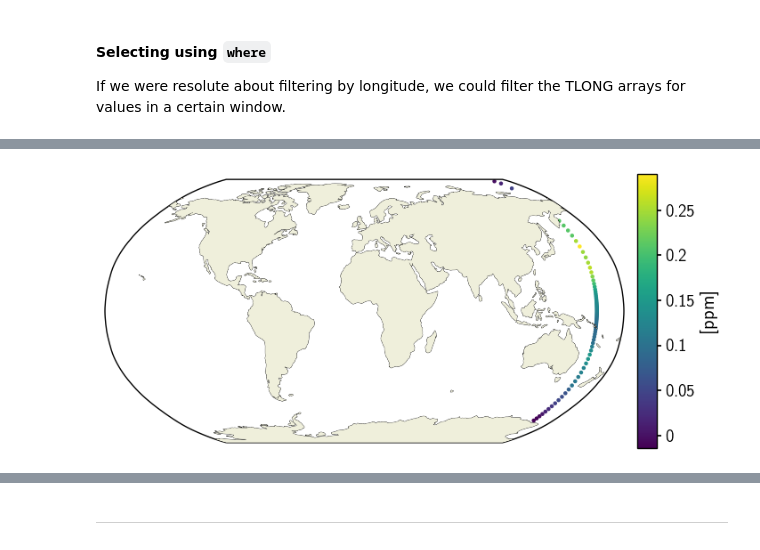
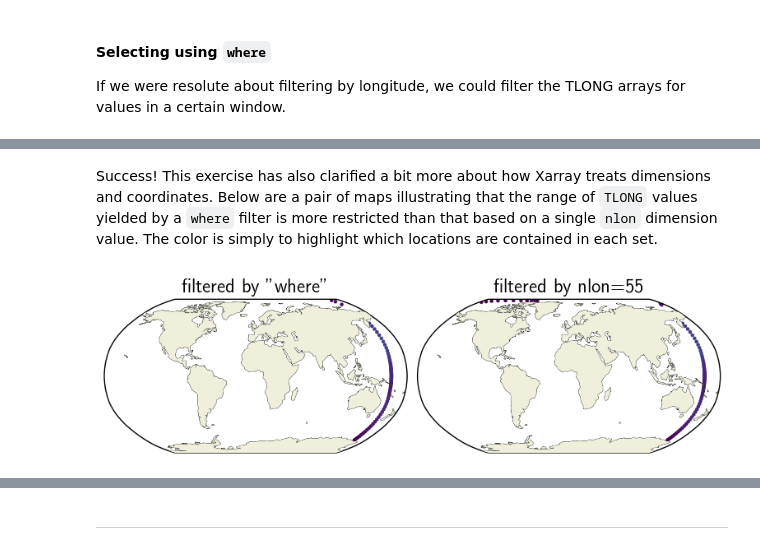
Before and after one commit to jordanplanders/citrace_paleobook, a Jupyter notebook: notebooks/lifehacks/working_with_data_on_a_model_grid.ipynb, the cells around one changed output, grey strips where cells are left out. Drawn from its saved outputs; the diff is of its cells as text; code cells hidden in the pictures.

Commit message:
updated filtering section

```diff
--- a/notebooks/lifehacks/working_with_data_on_a_model_grid.ipynb
+++ b/notebooks/lifehacks/working_with_data_on_a_model_grid.ipynb
@@ -217,8 +217,8 @@ def make_scalar_mappable(lims, cmap, n=None):
 n_levels= 60
 ax2_levels = np.around(np.linspace(min_lim, max_lim, n_levels), decimals=6)#0.0026, .003, 15), decimals=6)
 # make scalar mappable
-ax2_sm = make_scalar_mappable([min_lim, max_lim],'BuGn' , n_levels)#[0.0026, .003]
-cf2_kwargs = {'cmap':ax2_sm.cmap,'levels':ax2_levels, 'norm' : ax2_sm.norm}#mpl.colors.TwoSlopeNorm(vmin=min_val, vcenter=0.0026, vmax=max_val), 'levels':ax2_levels}#SymLogNorm(.00152, linscale=.003)}#, vmin=None, vmax=None, clip=False)ax2_sm.norm}
+ax2_sm_po4 = make_scalar_mappable([min_lim, max_lim],'BuGn' , n_levels)#[0.0026, .003]
+cf2_kwargs_po4 = {'cmap':ax2_sm_po4.cmap,'levels':ax2_levels, 'norm' : ax2_sm_po4.norm}#mpl.colors.TwoSlopeNorm(vmin=min_val, vcenter=0.0026, vmax=max_val), 'levels':ax2_levels}#SymLogNorm(.00152, linscale=.003)}#, vmin=None, vmax=None, clip=False)ax2_sm.norm}
 # %%
 fig = plt.figure(figsize=(8, 4))
 
@@ -384,8 +411,8 @@ max_lim = bin_edges[3]#c_snapshot_data.max()
 min_lim = bin_edges[0]#c_snapshot_data.min()
 # %%
 n_levels= 60
-ax2_levels = np.around(np.linspace(min_lim, max_lim, n_levels), decimals=4)#0.0026, .003, 15), decimals=6)
+ax2_levels = np.around(np.linspace(min_lim, max_lim, n_levels), decimals=4)
 # make scalar mappable
-ax2_sm = make_scalar_mappable([min_lim, max_lim],'BuGn' , n_levels)#[0.0026, .003]
-cf2_kwargs = {'cmap':ax2_sm.cmap,'levels':ax2_levels, 'norm' : ax2_sm.norm}#mpl.colors.TwoSlopeNorm(vmin=min_val, vcenter=0.0026, vmax=max_val), 'levels':ax2_levels}#SymLogNorm(.00152, linscale=.003)}#, vmin=None, vmax=None, clip=False)ax2_sm.norm}
+ax2_sm_d18O = make_scalar_mappable([min_lim, max_lim],'BuGn' , n_levels)
+cf2_kwargs_d18O = {'cmap':ax2_sm_d18O.cmap,'levels':ax2_levels, 'norm' : ax2_sm_d18O.norm}
 # %% [markdown]
@@ -523,2 +530,2 @@ def between_da(da,data_var, filter_var, lims):
 # %%
-section_ds = between_ds(ctrace.sel(time = time, z_t_m=depth, method='nearest'), 'TLONG',[160, 163])
+section_ds = between_ds(snapshot_ds, 'TLONG',[160, 163])
@@ -574,19 +564,27 @@ sns.histplot(x=lon_vect, linewidth=2)
+# %% [markdown]
+Success! This exercise has also clarified a bit more about how Xarray treats dimensions and coordinates. Below are a pair of maps illustrating that the range of `TLONG` values yielded by a `where` filter is more restricted than that based on a single `nlon` dimension value. The color is simply to highlight which locations are contained in each set.
 # %%
-fig = plt.figure(figsize=(8, 4))
+fig = plt.figure(figsize=(10, 4))
 # 1 row, 2 columns, .05 space between columns, 8:.3 ratio of left column to right column
-gs = gridspec.GridSpec(1, 2, wspace=0.05, width_ratios=[8, .3])
+gs = gridspec.GridSpec(1, 3, wspace=0.05, width_ratios=[8,8, .3])
 
 # add subplot with specified map projection and coastlines (GeoAxes)
-ax2 = fig.add_subplot(gs[0, 0], projection=ccrs.Robinson(central_longitude=0))
-ax2.add_feature(cfeature.COASTLINE, edgecolor='k',linewidth=.5)
+ax_sel = fig.add_subplot(gs[0, 0], projection=ccrs.Robinson(central_longitude=0))
+ax_sel.add_feature(cfeature.COASTLINE, edgecolor='k',linewidth=.5)
 
-scatter = ax2.scatter(section_ds.TLONG,section_ds.TLAT,c=section_ds[var].squeeze(), transform=ccrs.PlateCarree(),
-             s=5)
-            # cmap=cf2_kwargs['cmap'], norm=cf2_kwargs['norm'])
-ax2.add_feature(cfeature.LAND, zorder=14)
-ax2.set_global()
-ax2_cb = fig.add_subplot(gs[0, 1])
-cb2 = plt.colorbar(scatter,cax=ax2_cb, orientation='vertical',label=colorbar_units,
-                   format=FormatStrFormatter('%g'))
+scatter = ax_sel.scatter(section_ds.TLONG,section_ds.TLAT,c=section_ds['d18O'].squeeze(), transform=ccrs.PlateCarree(),
+             s=5,cmap='viridis', norm=cf2_kwargs['norm'])
+ax_sel.add_feature(cfeature.LAND, zorder=14)
+ax_sel.set_global()
+ax_sel.set_title('filtered by "where"')
+
+ax_nlon = fig.add_subplot(gs[0, 1], projection=ccrs.Robinson(central_longitude=0))
+ax_nlon.add_feature(cfeature.COASTLINE, edgecolor='k',linewidth=.5)
+
+scatter = ax_nlon.scatter(snapshot_ds.sel(nlon=55).TLONG,snapshot_ds.sel(nlon=55).TLAT,c=snapshot_ds.sel(nlon=55)['d18O'].squeeze(), transform=ccrs.PlateCarree(),
+             cmap='viridis', norm=cf2_kwargs_d18O['norm'], s=5)
+ax_nlon.add_feature(cfeature.LAND, zorder=14)
+ax_nlon.set_global()
+ax_nlon.set_title('filtered by nlon=55');
 # %% [output]
-[figure, old version]
+[figure, new version]
```
Also changed, not shown: parts of 36 cells of this notebook.
